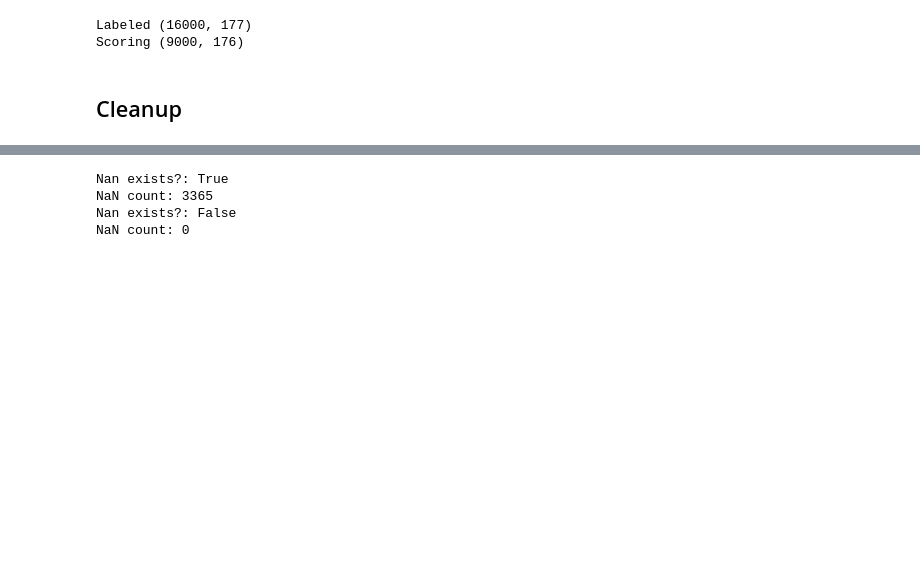
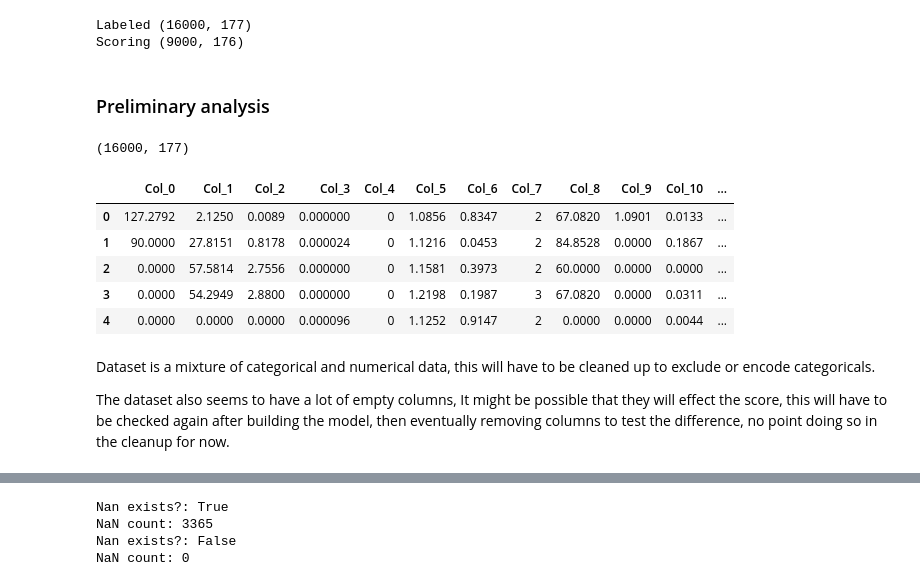
Before and after one commit to HubertStefanski/Data-Mining-Labs, a Jupyter notebook: main_assignment/Model.ipynb, the cells around one changed output, grey strips where cells are left out. Cells and saved outputs as stored; diff of their text form; code cells hidden in the pictures; blank space fills up the shorter version.

Commit message:
add data cleanup, reorder tasks

```diff
--- a/main_assignment/Model.ipynb
+++ b/main_assignment/Model.ipynb
@@ -32,9 +31,9 @@ TARGET = "Target"
 ## Load Datasets
 # %%
 # Load and name columns, change last column name to "Target"
-df_labeled = pd.read_csv("data/labeled.csv.gz",names = name_func(pd.read_csv("data/labeled.csv.gz")))
-df_labeled.columns = [*df_labeled.columns[:-1],"Target"]
-print("Labeled", df_labeled.shape)
+df = pd.read_csv("data/labeled.csv.gz",names = name_func(pd.read_csv("data/labeled.csv.gz")))
+df.columns = [*df.columns[:-1],"Target"]
+print("Labeled", df.shape)
 # df_labeled.head()
 
 # Load and name columns
@@ -44,5 +43,22 @@ print("Scoring", df_scoring.shape)
 # %% [output]
 Labeled (16000, 177)
 Scoring (9000, 176)
-# %% [markdown]
-## Cleanup
+# %% [markdown]
+### Preliminary analysis
+# %%
+df.shape
+# %% [output]
+(16000, 177)
+# %%
+df.head(5)
+# %% [output]
+|  | Col_0 | Col_1 | Col_2 | Col_3 | Col_4 | Col_5 | Col_6 | Col_7 | Col_8 | Col_9 | Col_10 | ... |
+| 0 | 127.2792 | 2.1250 | 0.0089 | 0.000000 | 0 | 1.0856 | 0.8347 | 2 | 67.0820 | 1.0901 | 0.0133 | ... |
+| 1 | 90.0000 | 27.8151 | 0.8178 | 0.000024 | 0 | 1.1216 | 0.0453 | 2 | 84.8528 | 0.0000 | 0.1867 | ... |
+| 2 | 0.0000 | 57.5814 | 2.7556 | 0.000000 | 0 | 1.1581 | 0.3973 | 2 | 60.0000 | 0.0000 | 0.0000 | ... |
+| 3 | 0.0000 | 54.2949 | 2.8800 | 0.000000 | 0 | 1.2198 | 0.1987 | 3 | 67.0820 | 0.0000 | 0.0311 | ... |
+| 4 | 0.0000 | 0.0000 | 0.0000 | 0.000096 | 0 | 1.1252 | 0.9147 | 2 | 0.0000 | 0.0000 | 0.0044 | ... |
+# %% [markdown]
+Dataset is a mixture of categorical and numerical data, this will have to be cleaned up to exclude or encode categoricals.
+
+The dataset also seems to have a lot of empty columns, It might be possible that they will effect the score, this will have to be checked again after building the model, then eventually removing columns to test the difference, no point doing so in the cleanup for now.
```
Also changed, not shown: parts of 31 cells of this notebook, 1 other file.
